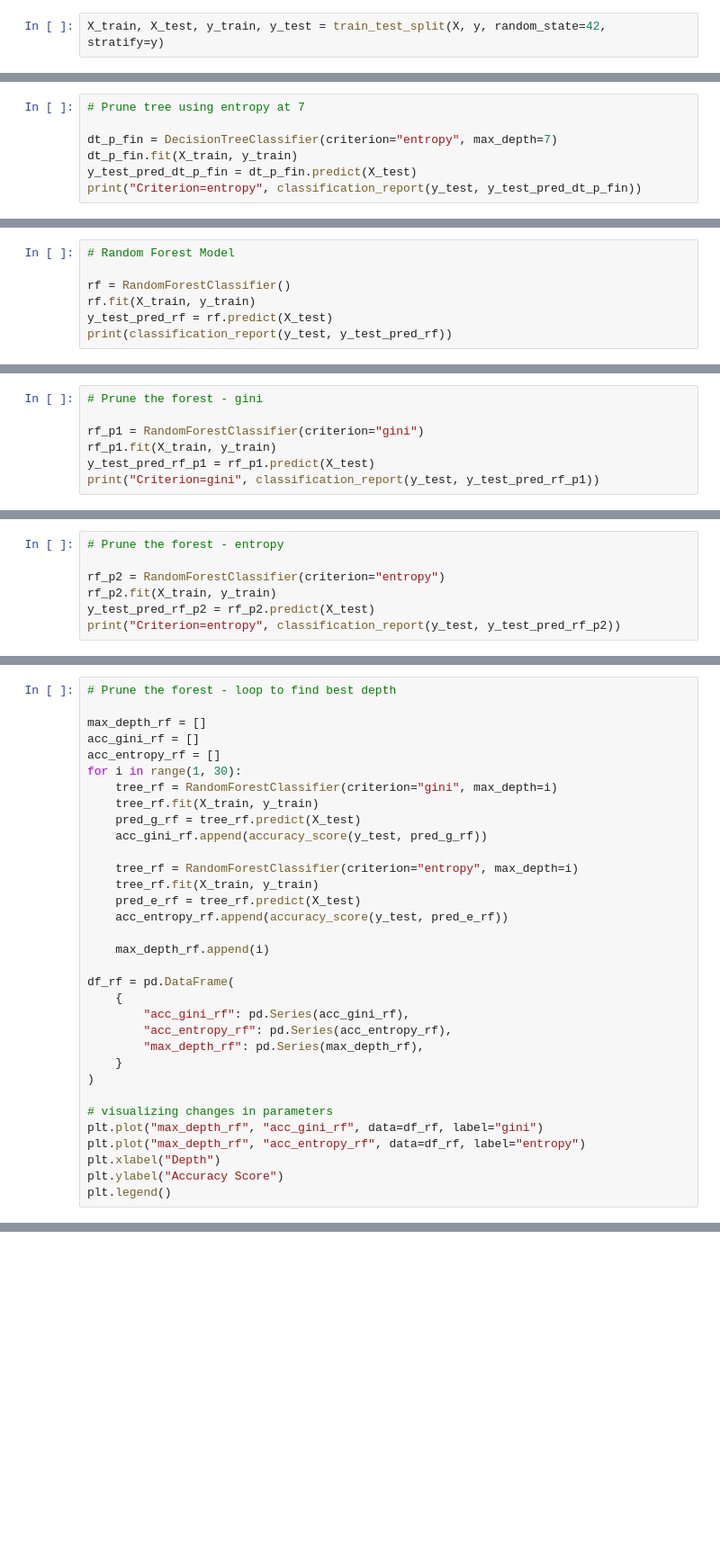
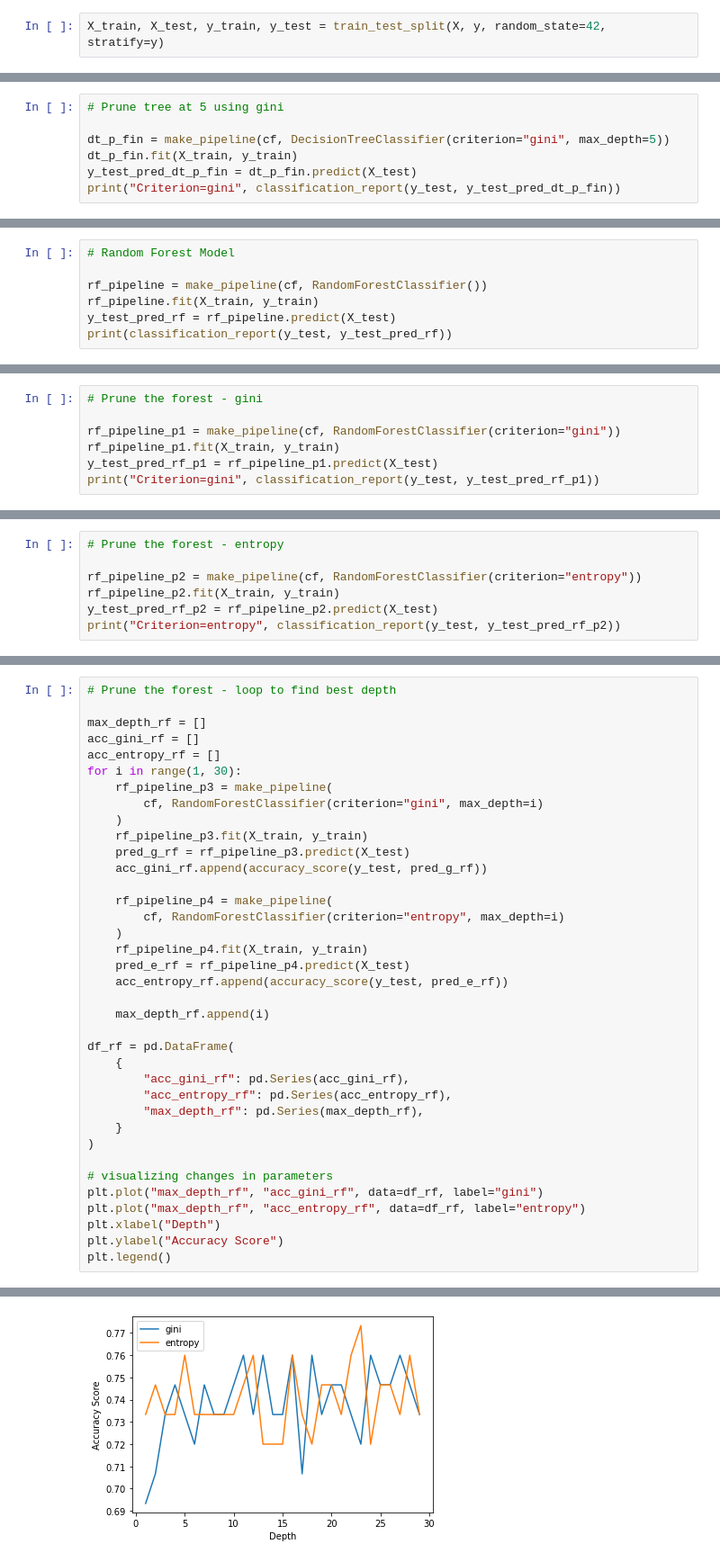
Before and after one commit to BatesJ72/Heart_Disease_ML_Model, a Jupyter notebook: backend/final_model_v72.ipynb, the cells around one changed output, grey strips where cells are left out. Shown at 90% size. Saved outputs shown, nothing was run; the diff lists cells and outputs as text; blank space fills up the shorter version.

```diff
--- a/backend/final_model_v72.ipynb
+++ b/backend/final_model_v72.ipynb
@@ -244,7 +303,7 @@ plt.legend()
 # %%
-# Prune tree using entropy at 7
+# Prune tree at 5 using gini
 
-dt_p_fin = DecisionTreeClassifier(criterion="entropy", max_depth=7)
+dt_p_fin = make_pipeline(cf, DecisionTreeClassifier(criterion="gini", max_depth=5))
 dt_p_fin.fit(X_train, y_train)
 y_test_pred_dt_p_fin = dt_p_fin.predict(X_test)
-print("Criterion=entropy", classification_report(y_test, y_test_pred_dt_p_fin))
+print("Criterion=gini", classification_report(y_test, y_test_pred_dt_p_fin))
@@ -263,7 +333,7 @@ Image(graph.create_png())
 # %%
 # Random Forest Model
 
-rf = RandomForestClassifier()
-rf.fit(X_train, y_train)
-y_test_pred_rf = rf.predict(X_test)
+rf_pipeline = make_pipeline(cf, RandomForestClassifier())
+rf_pipeline.fit(X_train, y_train)
+y_test_pred_rf = rf_pipeline.predict(X_test)
 print(classification_report(y_test, y_test_pred_rf))
@@ -274,7 +355,7 @@ accuracy_score(y_test, y_test_pred_rf)
 # %%
 # Prune the forest - gini
 
-rf_p1 = RandomForestClassifier(criterion="gini")
-rf_p1.fit(X_train, y_train)
-y_test_pred_rf_p1 = rf_p1.predict(X_test)
+rf_pipeline_p1 = make_pipeline(cf, RandomForestClassifier(criterion="gini"))
+rf_pipeline_p1.fit(X_train, y_train)
+y_test_pred_rf_p1 = rf_pipeline_p1.predict(X_test)
 print("Criterion=gini", classification_report(y_test, y_test_pred_rf_p1))
@@ -285,7 +377,7 @@ accuracy_score(y_test, y_test_pred_rf_p1)
 # %%
 # Prune the forest - entropy
 
-rf_p2 = RandomForestClassifier(criterion="entropy")
-rf_p2.fit(X_train, y_train)
-y_test_pred_rf_p2 = rf_p2.predict(X_test)
+rf_pipeline_p2 = make_pipeline(cf, RandomForestClassifier(criterion="entropy"))
+rf_pipeline_p2.fit(X_train, y_train)
+y_test_pred_rf_p2 = rf_pipeline_p2.predict(X_test)
 print("Criterion=entropy", classification_report(y_test, y_test_pred_rf_p2))
@@ -300,14 +403,18 @@ max_depth_rf = []
 acc_gini_rf = []
 acc_entropy_rf = []
 for i in range(1, 30):
-    tree_rf = RandomForestClassifier(criterion="gini", max_depth=i)
-    tree_rf.fit(X_train, y_train)
-    pred_g_rf = tree_rf.predict(X_test)
+    rf_pipeline_p3 = make_pipeline(
+        cf, RandomForestClassifier(criterion="gini", max_depth=i)
+    )
+    rf_pipeline_p3.fit(X_train, y_train)
+    pred_g_rf = rf_pipeline_p3.predict(X_test)
     acc_gini_rf.append(accuracy_score(y_test, pred_g_rf))
 
-    tree_rf = RandomForestClassifier(criterion="entropy", max_depth=i)
-    tree_rf.fit(X_train, y_train)
-    pred_e_rf = tree_rf.predict(X_test)
+    rf_pipeline_p4 = make_pipeline(
+        cf, RandomForestClassifier(criterion="entropy", max_depth=i)
+    )
+    rf_pipeline_p4.fit(X_train, y_train)
+    pred_e_rf = rf_pipeline_p4.predict(X_test)
     acc_entropy_rf.append(accuracy_score(y_test, pred_e_rf))
 
     max_depth_rf.append(i)
@@ -326,3 +433,4 @@ plt.plot("max_depth_rf", "acc_entropy_rf", data=df_rf, label="entropy")
 plt.xlabel("Depth")
 plt.ylabel("Accuracy Score")
 plt.legend()
+# %% [output]
@@ -329 +438,2 @@ plt.legend()
+[figure, added]
 # %%
```
Also changed, not shown: parts of 38 cells of this notebook, 1 other file.
